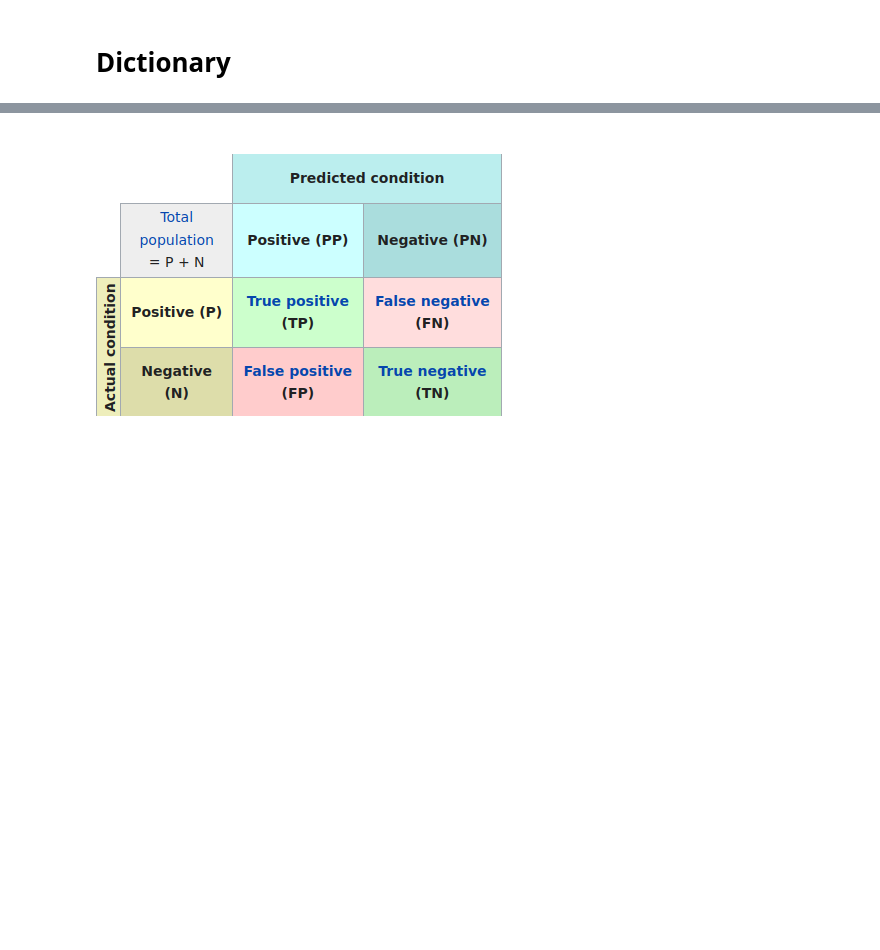
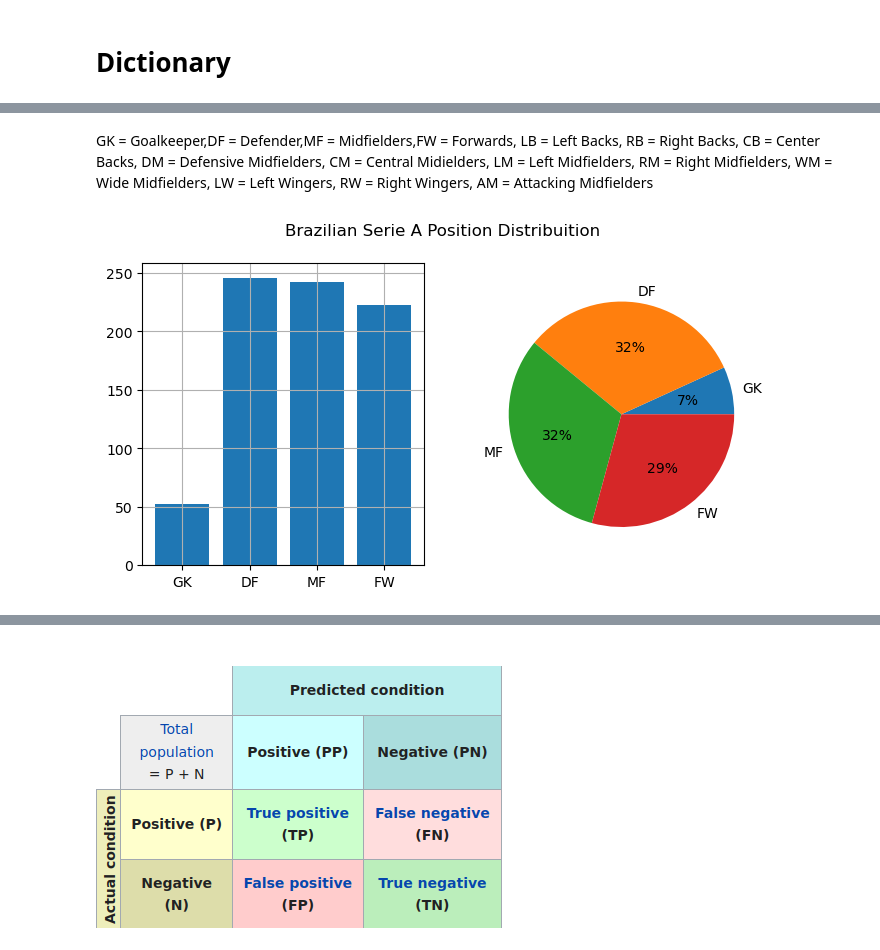
Before and after one commit to IsraelFPM/FootBall-EDA, a Jupyter notebook: PlayersAnalyses.ipynb, the cells around one changed output, grey strips where cells are left out. Cells and saved outputs as stored; diff of their text form; code cells hidden in the pictures; blank space fills up the shorter version.

Commit message:
Updating Players Code and Datasets

```diff
--- a/PlayersAnalyses.ipynb
+++ b/PlayersAnalyses.ipynb
@@ -196,0 +42,17 @@ pd.DataFrame(clf.feature_importances_, index=training.columns).sort_values(
+# %%
+df_Brasileirao_Players = pd.read_csv(
+    "FBREF/SerieA-Brasil/Brazil-SerieA-Players-2022.csv", sep=";"
+)
+df_PremierLeague_Players = pd.read_csv(
+    "FBREF/PremierLegue/Premier-League-Players2021-2022.csv", sep=";", decimal="."
+)
+df_Ligue1_Players = pd.read_csv(
+    "FBREF/Ligue1/Ligue-Players-2021-2022.csv", sep=";", decimal="."
+)
+df_LaLiga_Players = pd.read_csv("FBREF/LaLiga/LaLiga-Players-2022.csv", sep=";")
+df_Italy_Players = pd.read_csv(
+    "FBREF/SerieA-Italia/SerieA-Players-2021-2022.csv", sep=";"
+)
+df_ChampionsLeague = pd.read_csv(
+    "FBREF/ChampionsLeague/ChampionsLeague-Players-2021-2022.csv", sep=";"
+)
@@ -196,0 +119,35 @@ pd.DataFrame(clf.feature_importances_, index=training.columns).sort_values(
+# %% [markdown]
+GK = Goalkeeper,DF = Defender,MF = Midfielders,FW = Forwards, LB = Left Backs, RB = Right Backs, CB = Center Backs, DM = Defensive Midfielders, CM = Central Midielders, LM = Left Midfielders, RM = Right Midfielders, WM = Wide Midfielders, LW = Left Wingers, RW = Right Wingers, AM = Attacking Midfielders
+# %%
+Player = df_Brasileirao_Players.copy()
+
+GK = Player[Player.Pos.str.match("GK")]
+DF = Player[Player.Pos.str.match("DF")]
+MF = Player[Player.Pos.str.match("MF")]
+FW = Player[Player.Pos.str.match("FW")]
+
+
+label = [
+    "GK",
+    "DF",
+    "MF",
+    "FW",
+]
+Npos = [len(GK), len(DF), len(MF), len(FW)]
+
+fig, ax = plt.subplots(1, 2, figsize=(8, 4), dpi=100)
+fig.suptitle("Brazilian Serie A Position Distribuition")
+
+ax[0].grid()
+ax[0].bar(
+    label,
+    Npos,
+)
+ax[1].pie(
+    Npos,
+    labels=label,
+    autopct="%0.f%%",
+)
+plt.show()
+# %% [output]
+[figure, added]
```
Also changed, not shown: parts of 85 cells of this notebook, 10 other files.
